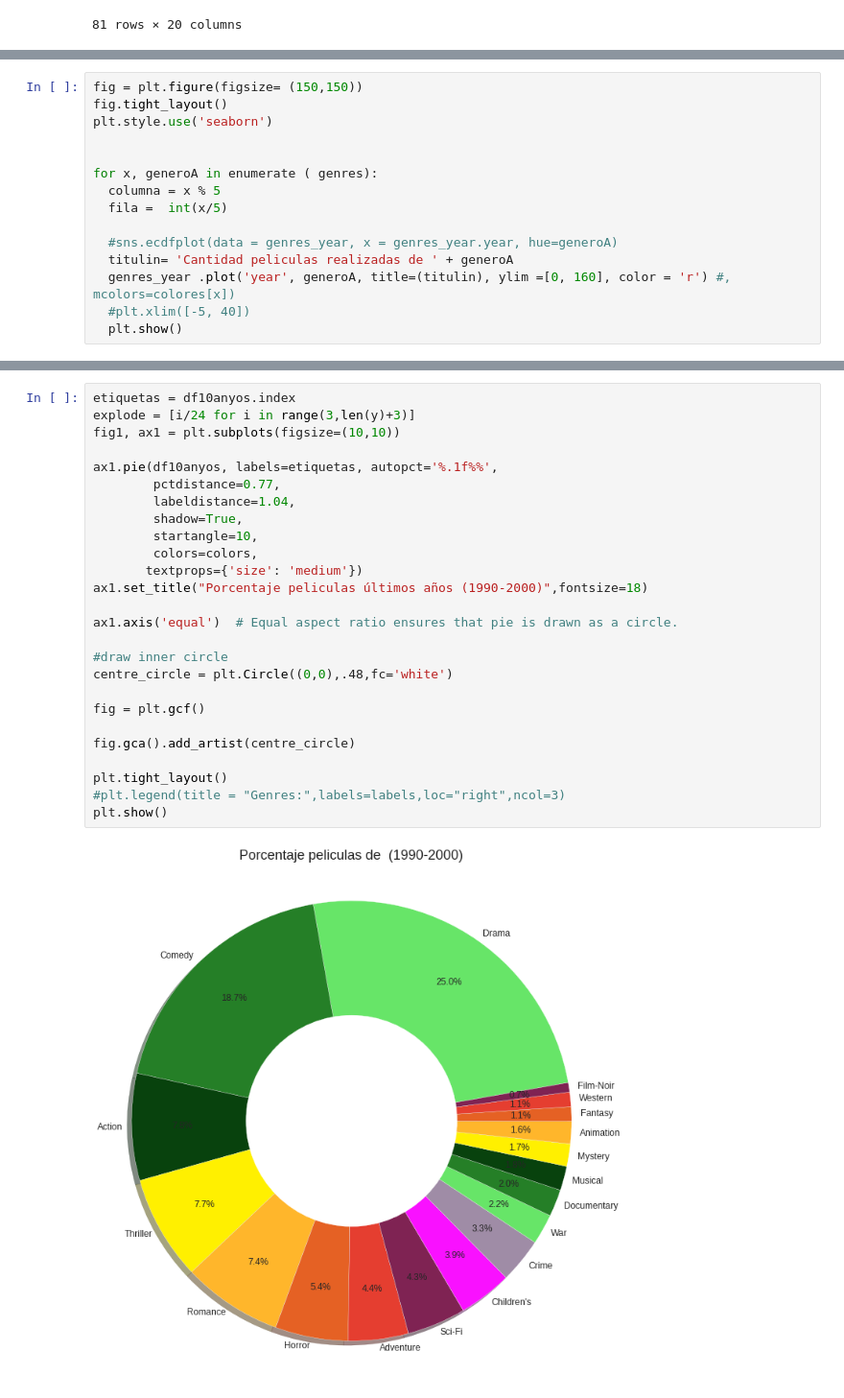
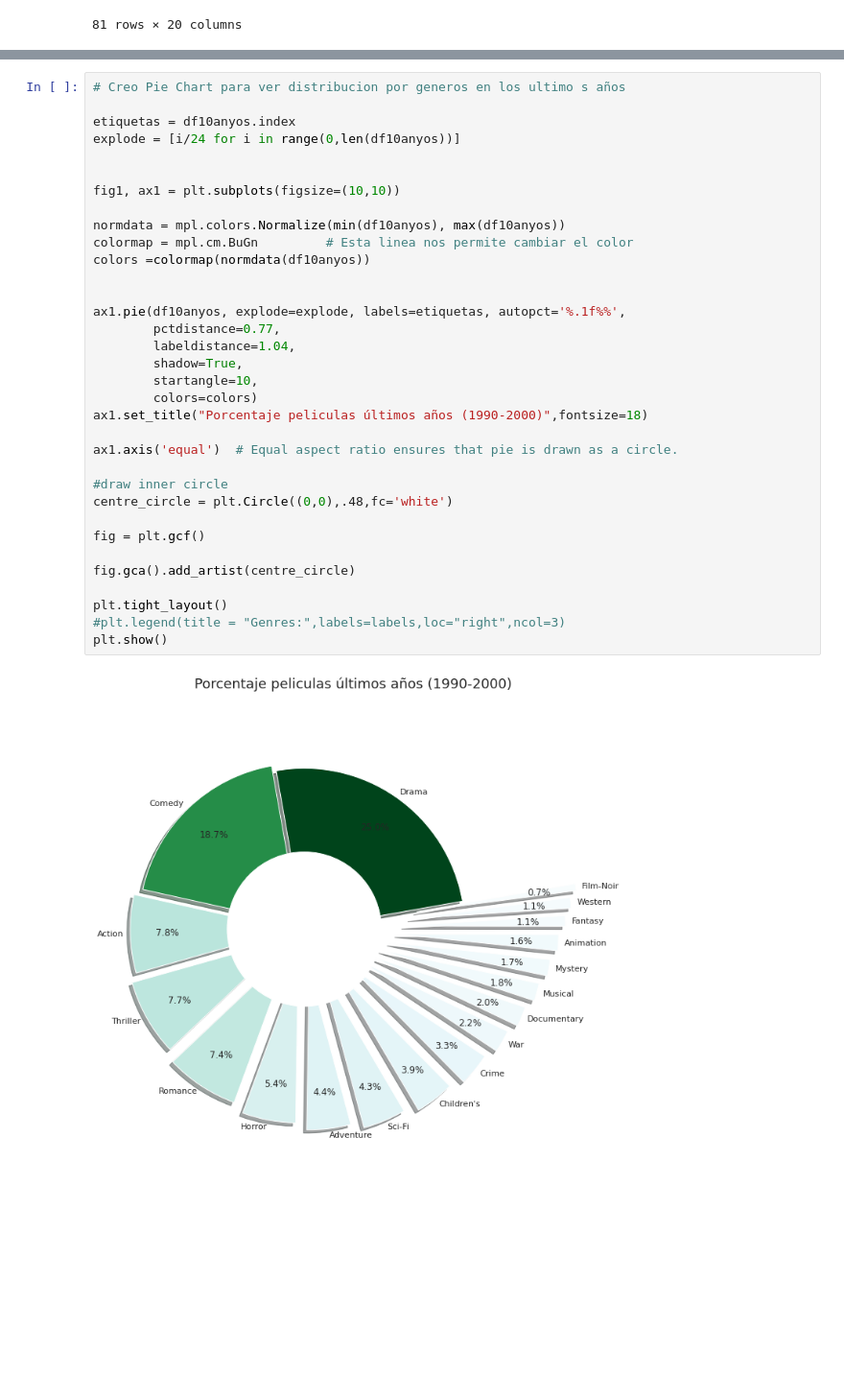
Before and after one commit to JMML2021/0302-Visualitzaci-gr-fica-de-M-ltiples-variables, a Jupyter notebook: 0302_Visualitzacio_grafica_de_Multiples_variables38.ipynb, the cells around one changed output, grey strips where cells are left out. Shown at 96% size. Saved outputs shown, nothing was run; the diff lists cells and outputs as text; blank space fills up the shorter version.

```diff
--- a/0302_Visualitzacio_grafica_de_Multiples_variables38.ipynb
+++ b/0302_Visualitzacio_grafica_de_Multiples_variables38.ipynb
@@ -680,15 +708,0 @@ for x, generoA in enumerate ( genres):
-# %%
-fig = plt.figure(figsize= (150,150))
-fig.tight_layout()
-plt.style.use('seaborn')
-
-
-for x, generoA in enumerate ( genres):
-  columna = x % 5
-  fila =  int(x/5)
-
-  #sns.ecdfplot(data = genres_year, x = genres_year.year, hue=generoA)
-  titulin= 'Cantidad peliculas realizadas de ' + generoA
-  genres_year .plot('year', generoA, title=(titulin), ylim =[0, 160], color = 'r') #, mcolors=colores[x])
-  #plt.xlim([-5, 40])
-  plt.show()
@@ -765,29 +743,37 @@ dtype: float64
 # %%
+# Creo Pie Chart para ver distribucion por generos en los ultimo s años
+
 etiquetas = df10anyos.index
-explode = [i/24 for i in range(3,len(y)+3)]
+explode = [i/24 for i in range(0,len(df10anyos))]
+
+
 fig1, ax1 = plt.subplots(figsize=(10,10))
 
-ax1.pie(df10anyos, labels=etiquetas, autopct='%.1f%%',
+normdata = mpl.colors.Normalize(min(df10anyos), max(df10anyos))
+colormap = mpl.cm.BuGn         # Esta linea nos permite cambiar el color
+colors =colormap(normdata(df10anyos))
+
+
+ax1.pie(df10anyos, explode=explode, labels=etiquetas, autopct='%.1f%%',
         pctdistance=0.77,
         labeldistance=1.04,
         shadow=True,
         startangle=10,
-        colors=colors,
-       textprops={'size': 'medium'})
+        colors=colors)
 ax1.set_title("Porcentaje peliculas últimos años (1990-2000)",fontsize=18)
 
 ax1.axis('equal')  # Equal aspect ratio ensures that pie is drawn as a circle.
 
 #draw inner circle
 centre_circle = plt.Circle((0,0),.48,fc='white')
 
 fig = plt.gcf()
 
 fig.gca().add_artist(centre_circle)
 
 plt.tight_layout()
 #plt.legend(title = "Genres:",labels=labels,loc="right",ncol=3)
 plt.show()
 # %% [output]
-[figure, old version]
+[figure, new version]
 # %%
```
Also changed, not shown: parts of 46 cells of this notebook.
